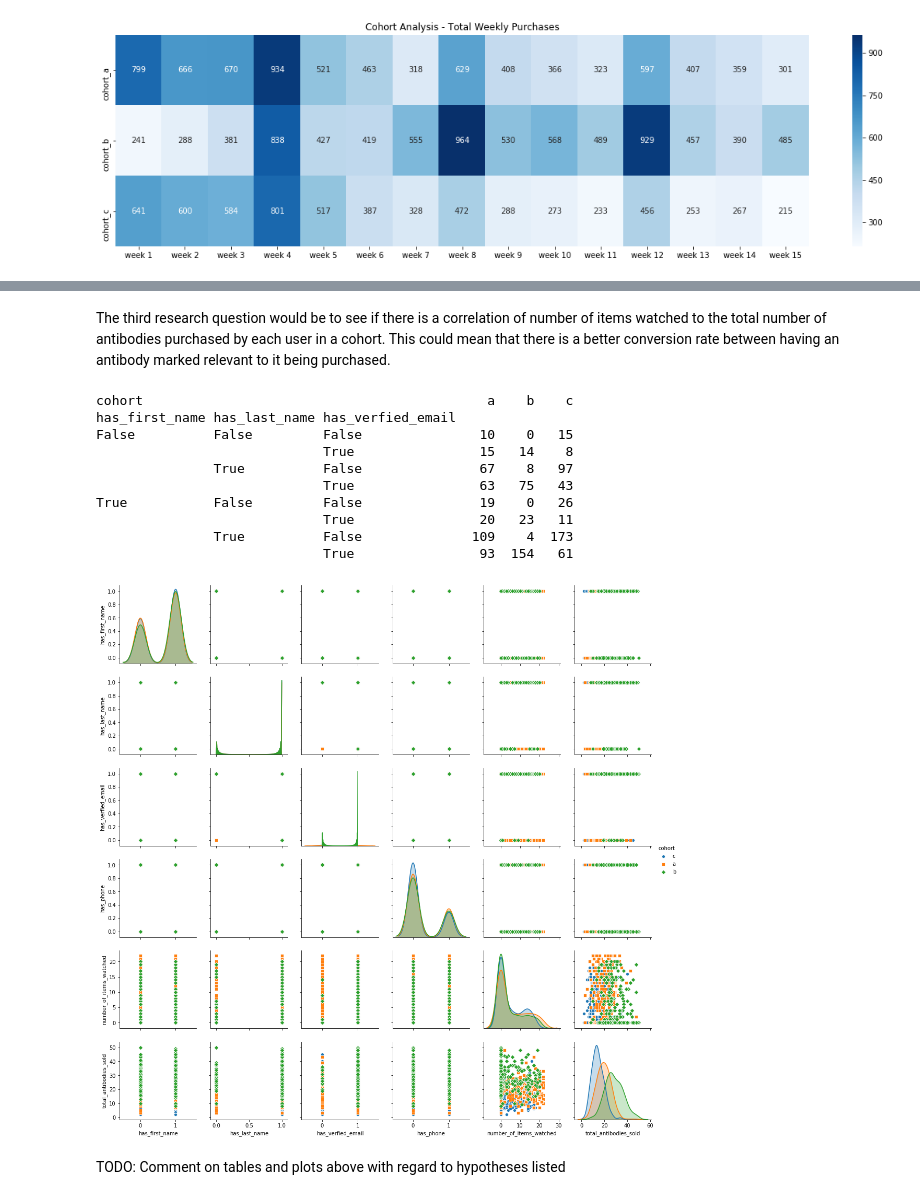
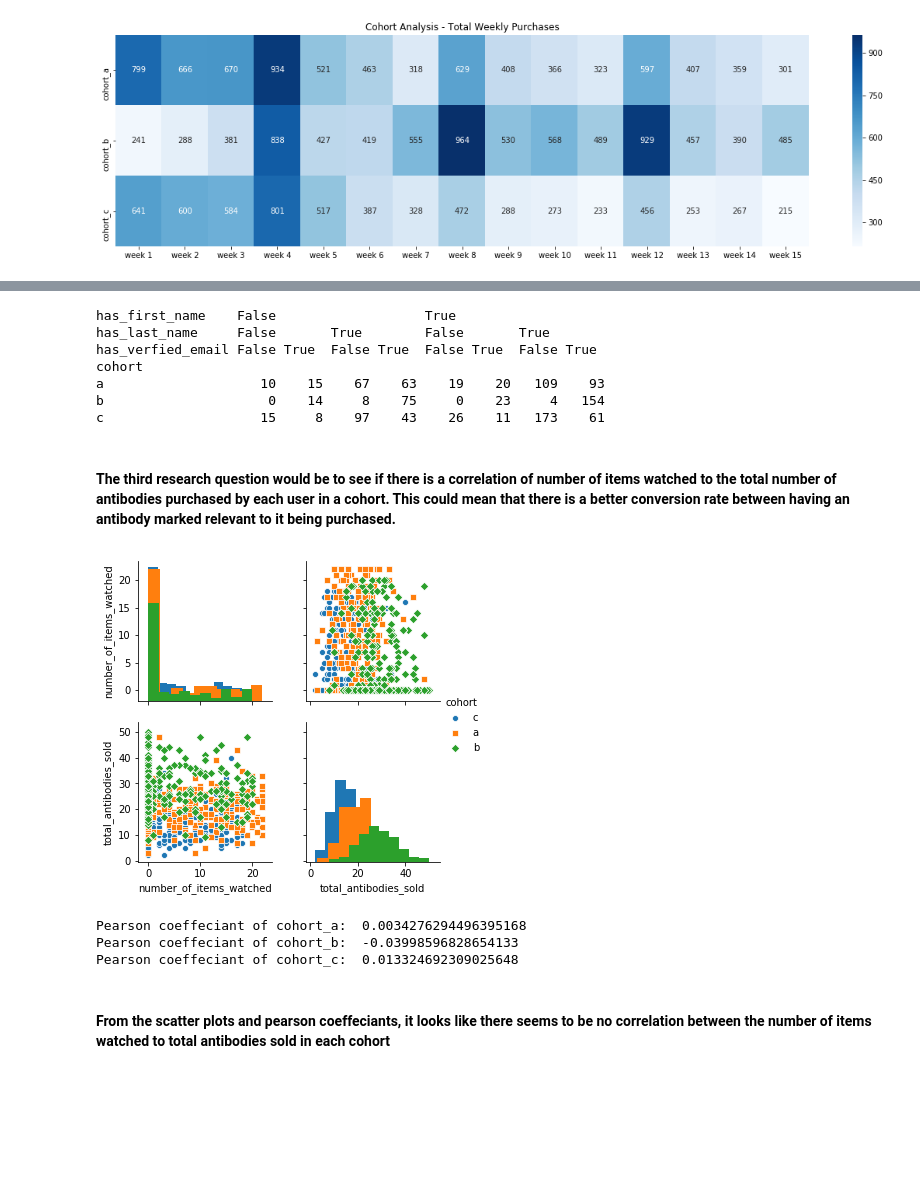
Before and after one commit to karunmj/RG-Product_Challenge, a Jupyter notebook: data_analysis.ipynb, the cells around one changed output, grey strips where cells are left out. Drawn from its saved outputs; the diff is of its cells as text; code cells hidden in the pictures; blank space fills up the shorter version.

Commit message:
refined the hypothesis around user information, plotted correlation between purchase and watched data

```diff
--- a/data_analysis.ipynb
+++ b/data_analysis.ipynb
@@ -243,0 +258,11 @@ The second research question would be to see if there exists any patterns in the
+# %%
+userdata_crosstabb = pd.crosstab(dfuserdata['cohort'], [dfuserdata['has_first_name'], dfuserdata['has_last_name'], dfuserdata['has_verfied_email']] , margins = False)
+print(userdata_crosstabb)
+# %% [output]
+has_first_name    False                   True
+has_last_name     False       True        False       True
+has_verfied_email False True  False True  False True  False True
+cohort
+a                    10    15    67    63    19    20   109    93
+b                     0    14     8    75     0    23     4   154
+c                    15     8    97    43    26    11   173    61
@@ -244,26 +271,16 @@ The second research question would be to see if there exists any patterns in the
 # %% [markdown]
-The third research question would be to see if there is a correlation of number of items watched to the total number of antibodies purchased by each user in a cohort. This could mean that there is a better conversion rate between having an antibody marked relevant to it being purchased.
+#### The third research question would be to see if there is a correlation of number of items watched to the total number of antibodies purchased by each user in a cohort. This could mean that there is a better conversion rate between having an antibody marked relevant to it being purchased.
-# %%
-dfuserdata = pd.merge(df1, df2, on=['userid'])
-dfuserdata['total_antibodies_sold'] = dfuserdata[['week 1', 'week 2', 'week 3', 'week 4', 'week 5', 'week 6', 'week 7', 'week 8', 'week 9', 'week 10', 'week 11', 'week 12', 'week 13', 'week 14', 'week 15']].sum(axis=1)
-dfuserdata.drop(['userid', 'week 1', 'week 2', 'week 3', 'week 4', 'week 5', 'week 6', 'week 7', 'week 8', 'week 9', 'week 10', 'week 11', 'week 12', 'week 13', 'week 14', 'week 15'], axis=1, inplace=True)
-dfuserdata.head(5)
-
-userdata_crosstab = pd.crosstab([dfuserdata['has_first_name'], dfuserdata['has_last_name'], dfuserdata['has_verfied_email']], dfuserdata['cohort'], margins = False)
-print(userdata_crosstab)
-
-g = sns.pairplot(dfuserdata, hue="cohort", markers=["o", "s", "D"])
-# %% [output]
-cohort                                            a    b    c
-has_first_name has_last_name has_verfied_email
-False          False         False               10    0   15
-                             True                15   14    8
-               True          False               67    8   97
-                             True                63   75   43
-True           False         False               19    0   26
-                             True                20   23   11
-               True          False              109    4  173
-                             True                93  154   61
-[figure, removed]
-# %% [markdown]
-TODO: Comment on tables and plots above with regard to hypotheses listed
+# %%
+g = sns.pairplot(dfuserdata, diag_kind = 'hist', vars = ["number_of_items_watched", "total_antibodies_sold"], hue = "cohort", markers = ["o", "s", "D"])
+# %% [output]
+[figure, added]
+# %%
+print("Pearson coeffeciant of cohort_a: ", pearsonr(dfuserdata[dfuserdata['cohort']=='a']['number_of_items_watched'], dfuserdata[dfuserdata['cohort']=='a']['total_antibodies_sold'])[0])
+print("Pearson coeffeciant of cohort_b: ", pearsonr(dfuserdata[dfuserdata['cohort']=='b']['number_of_items_watched'], dfuserdata[dfuserdata['cohort']=='b']['total_antibodies_sold'])[0])
+print("Pearson coeffeciant of cohort_c: ", pearsonr(dfuserdata[dfuserdata['cohort']=='c']['number_of_items_watched'], dfuserdata[dfuserdata['cohort']=='c']['total_antibodies_sold'])[0])
+# %% [output]
+Pearson coeffeciant of cohort_a:  0.0034276294496395168
+Pearson coeffeciant of cohort_b:  -0.03998596828654133
+Pearson coeffeciant of cohort_c:  0.013324692309025648
+# %% [markdown]
+#### From the scatter plots and pearson coeffeciants, it looks like there seems to be no correlation between the number of items watched to total antibodies sold in each cohort
```
Also changed, not shown: parts of 15 cells of this notebook.
